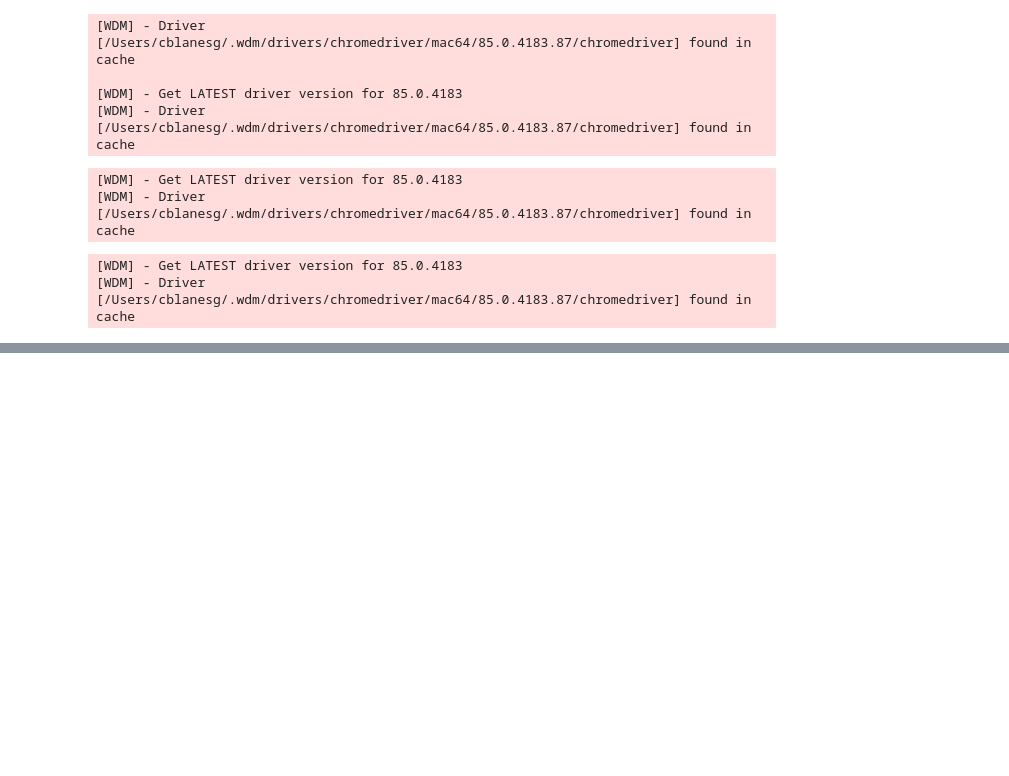
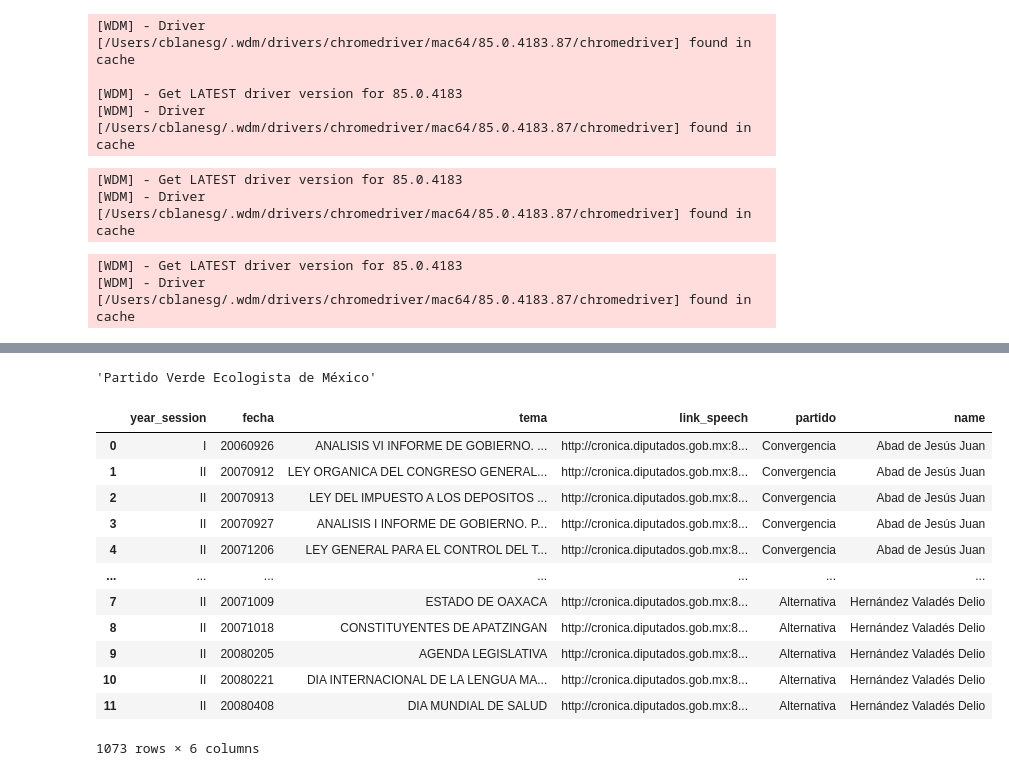
Before and after one commit to cblanesg/Congressional-dataMX, a Jupyter notebook: source/01-collection_data/01-floor_speech/00-prep_data_intervenciones_diputados.ipynb, the cells around one changed output, grey strips where cells are left out. Cells and saved outputs as stored; diff of their text form; code cells hidden in the pictures; blank space fills up the shorter version.

```diff
--- a/source/01-collection_data/01-floor_speech/00-prep_data_intervenciones_diputados.ipynb
+++ b/source/01-collection_data/01-floor_speech/00-prep_data_intervenciones_diputados.ipynb
@@ -411,0 +440,7 @@ all_dataLegislatura60.append(obtain_metadata(driver, 'Partido Acción Nacional')
+# %%
+for i in driver.find_element_by_id('selectDipu').find_elements_by_css_selector('option')[13]:
+    all_d = []
+    i.click()
+    time.sleep(30)
+    all_d.append(load_all_pages(driver, name_parties[1]))
+all_dataPRD_batch2.append(all_d)
@@ -411,0 +450,13 @@ all_dataLegislatura60.append(obtain_metadata(driver, 'Partido Acción Nacional')
+# %%
+all_data = []
+# %%
+for i in tqdm(driver.find_element_by_id('selectDipu').find_elements_by_css_selector('option')):
+    i.click()
+    try:
+        time.sleep(15)
+        all_data.append(load_all_pages(driver, name_parties[7]))
+    except:
+        time.sleep(20)
+        all_data.append(load_all_pages(driver, name_parties[7]))
+# %%
+all_data.append(obtain_metadata(driver, name_parties[6]))
@@ -411,0 +474,4 @@ all_dataLegislatura60.append(obtain_metadata(driver, 'Partido Acción Nacional')
+# %%
+name_parties[3]
+# %% [output]
+'Partido Verde Ecologista de México'
@@ -411,0 +480,16 @@ all_dataLegislatura60.append(obtain_metadata(driver, 'Partido Acción Nacional')
+# %%
+pd.concat(all_data)
+# %% [output]
+|  | year_session | fecha | tema | link_speech | partido | name |
+| 0 | I | 20060926 | ANALISIS VI INFORME DE GOBIERNO. ... | http://cronica.diputados.gob.mx:8... | Convergencia | Abad de Jesús Juan |
+| 1 | II | 20070912 | LEY ORGANICA DEL CONGRESO GENERAL... | http://cronica.diputados.gob.mx:8... | Convergencia | Abad de Jesús Juan |
+| 2 | II | 20070913 | LEY DEL IMPUESTO A LOS DEPOSITOS ... | http://cronica.diputados.gob.mx:8... | Convergencia | Abad de Jesús Juan |
+| 3 | II | 20070927 | ANALISIS I INFORME DE GOBIERNO. P... | http://cronica.diputados.gob.mx:8... | Convergencia | Abad de Jesús Juan |
+| 4 | II | 20071206 | LEY GENERAL PARA EL CONTROL DEL T... | http://cronica.diputados.gob.mx:8... | Convergencia | Abad de Jesús Juan |
+| ... | ... | ... | ... | ... | ... | ... |
+| 7 | II | 20071009 | ESTADO DE OAXACA | http://cronica.diputados.gob.mx:8... | Alternativa | Hernández Valadés Delio |
+| 8 | II | 20071018 | CONSTITUYENTES DE APATZINGAN | http://cronica.diputados.gob.mx:8... | Alternativa | Hernández Valadés Delio |
+| 9 | II | 20080205 | AGENDA LEGISLATIVA | http://cronica.diputados.gob.mx:8... | Alternativa | Hernández Valadés Delio |
+| 10 | II | 20080221 | DIA INTERNACIONAL DE LA LENGUA MA... | http://cronica.diputados.gob.mx:8... | Alternativa | Hernández Valadés Delio |
+| 11 | II | 20080408 | DIA MUNDIAL DE SALUD | http://cronica.diputados.gob.mx:8... | Alternativa | Hernández Valadés Delio |
+1073 rows × 6 columns
```
Also changed, not shown: parts of 27 cells of this notebook, 6 other files.
